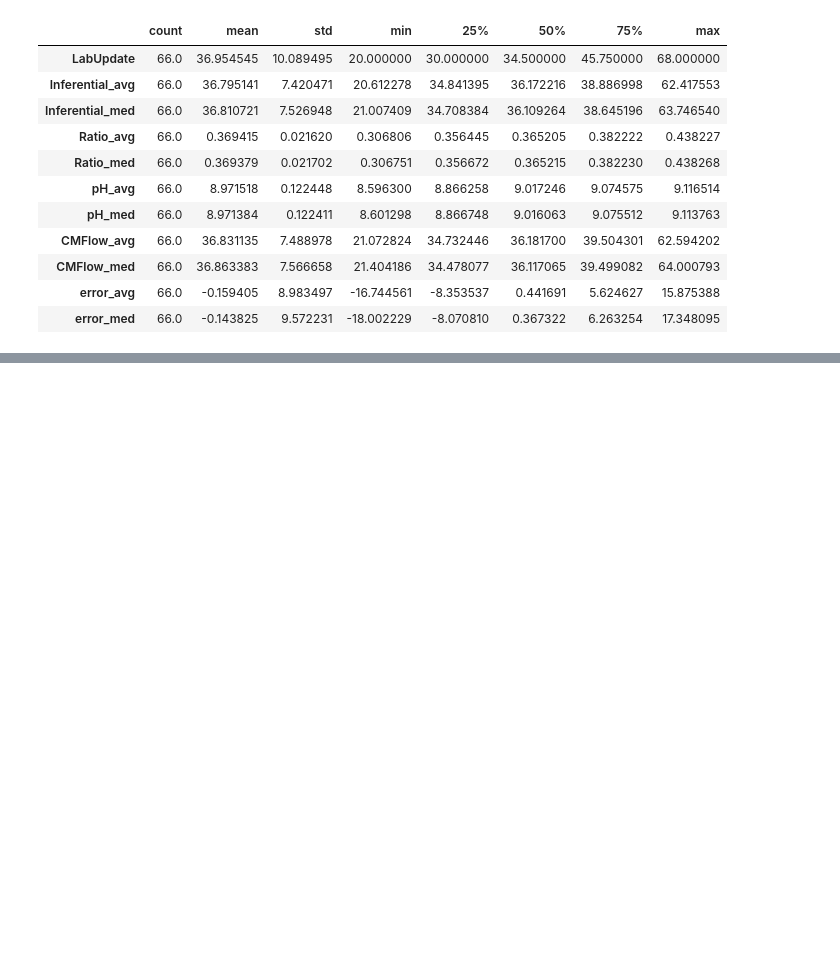
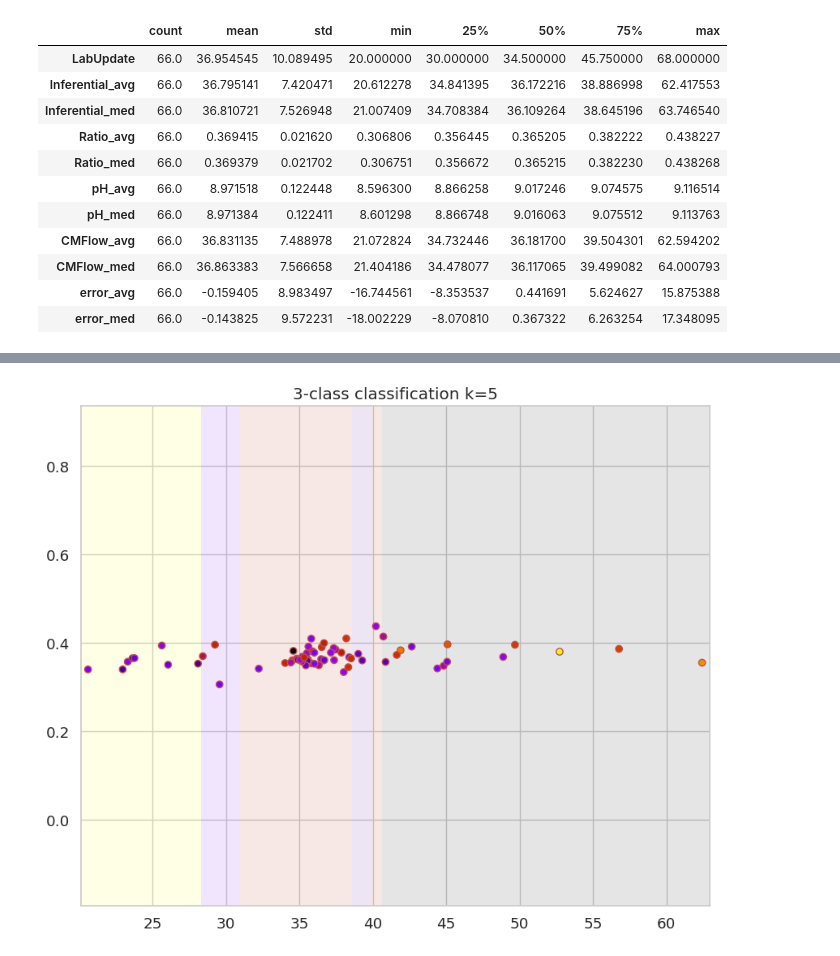
Before and after one commit to Marcin19721205/Timeseries_Data_Processing_Basic, a Jupyter notebook: InferentialDS1_extracted.ipynb, the cells around one changed output, grey strips where cells are left out. Drawn from its saved outputs; the diff is of its cells as text; code cells hidden in the pictures; blank space fills up the shorter version.

```diff
--- a/InferentialDS1_extracted.ipynb
+++ b/InferentialDS1_extracted.ipynb
@@ -132,5 +135,3 @@ Zamień integery na float, tak aby wszystkie były FLOAT
-# %%
-df_float = df_float.astype({col: 'float64' for col in df_float.select_dtypes('int').columns})
 # %% [markdown]
 Podstawowe Stattstyki
 # %%
@@ -1106,0 +313,5 @@ print(f"📄 CSV:   {csv_path}")
+# %%
+from sklearn.neighbors import KNeighborsClassifier
+
+classifier = KNeighborsClassifier(n_neighbors=30) #domyślnie jest 5 najbliżych sąsiadów
+classifier.fit(data, target)
@@ -1106,0 +350,27 @@ print(f"📄 CSV:   {csv_path}")
+# %%
+x_min, x_max = data[:, 0].min() - 0.5, data[:, 0].max() + 0.5
+y_min, y_max = data[:, 1].min() - 0.5, data[:, 1].max() + 0.5
+z_min, z_max = data[:, 2].min() - 0.5, data[:, 2].max() + 0.5
+w_min, w_max = data[:, 3].min() - 0.5, data[:, 3].max() + 0.5
+
+
+xx, yy = np.meshgrid(np.arange(x_min, x_max, 0.01), np.arange(y_min, y_max, 0.01))
+mesh = np.c_[xx.ravel(), yy.ravel()]
+# Since the classifier was trained with 4 features, we need to provide 4 features for prediction.
+# We can use the mean of the other two features for the meshgrid for visualization purposes.
+mean_z = np.mean(data[:, 2])
+mean_w = np.mean(data[:, 3])
+mesh = np.c_[xx.ravel(), yy.ravel(), np.full_like(xx.ravel(), mean_z), np.full_like(xx.ravel(), mean_w)]
+
+Z = classifier.predict(mesh)
+Z = Z.reshape(xx.shape)
+
+plt.figure(figsize=(10, 8))
+plt.pcolormesh(xx, yy, Z, cmap='gnuplot', alpha=0.1)
+plt.scatter(data[:, 0], data[:, 1], c=target, cmap='gnuplot', edgecolors='r')
+plt.xlim(xx.min(), xx.max())
+plt.ylim(yy.min(), yy.max())
+plt.title('3-class classification k=5')
+plt.show()
+# %% [output]
+[figure, added]
```
Also changed, not shown: parts of 47 cells of this notebook.
